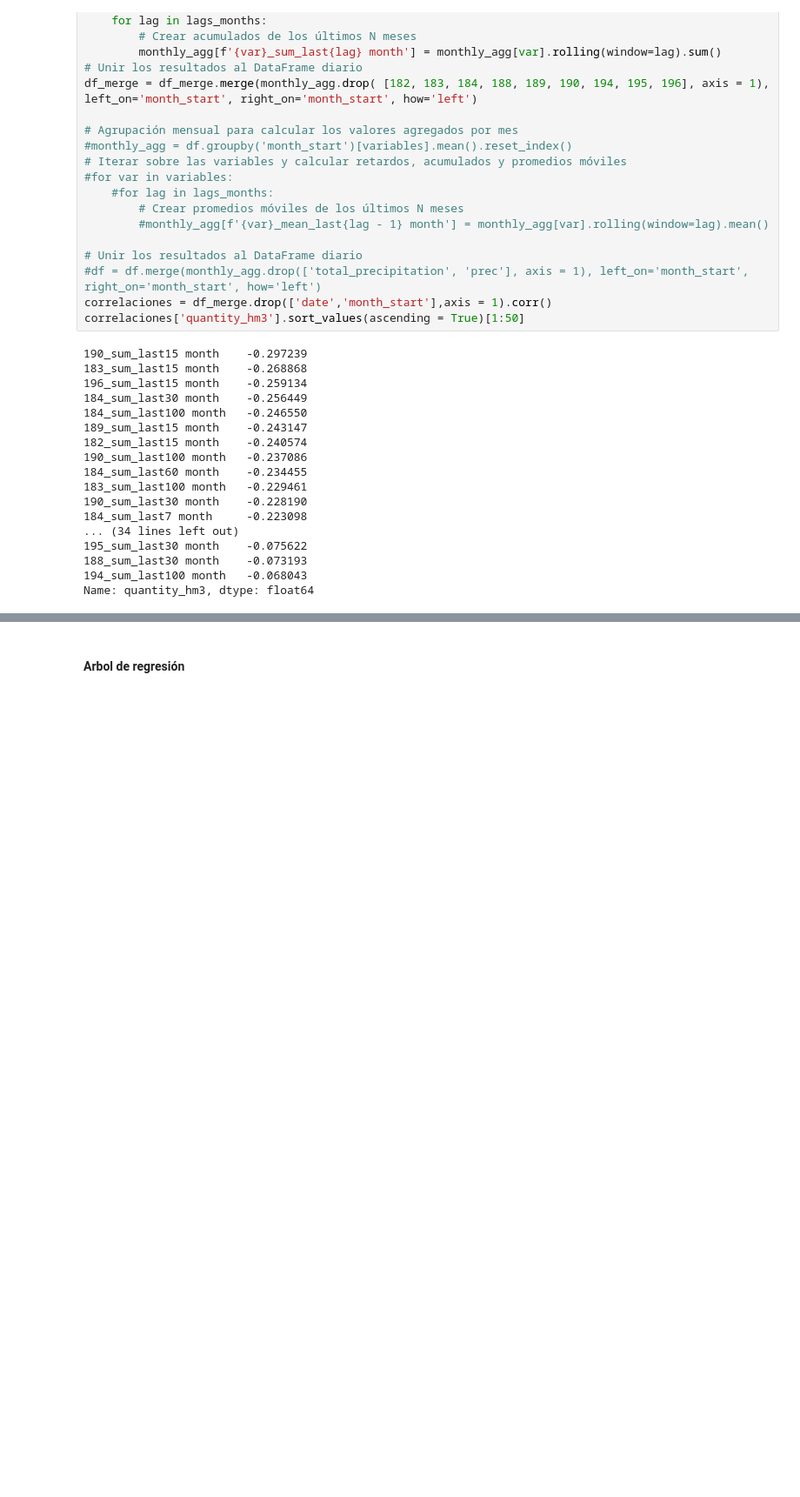
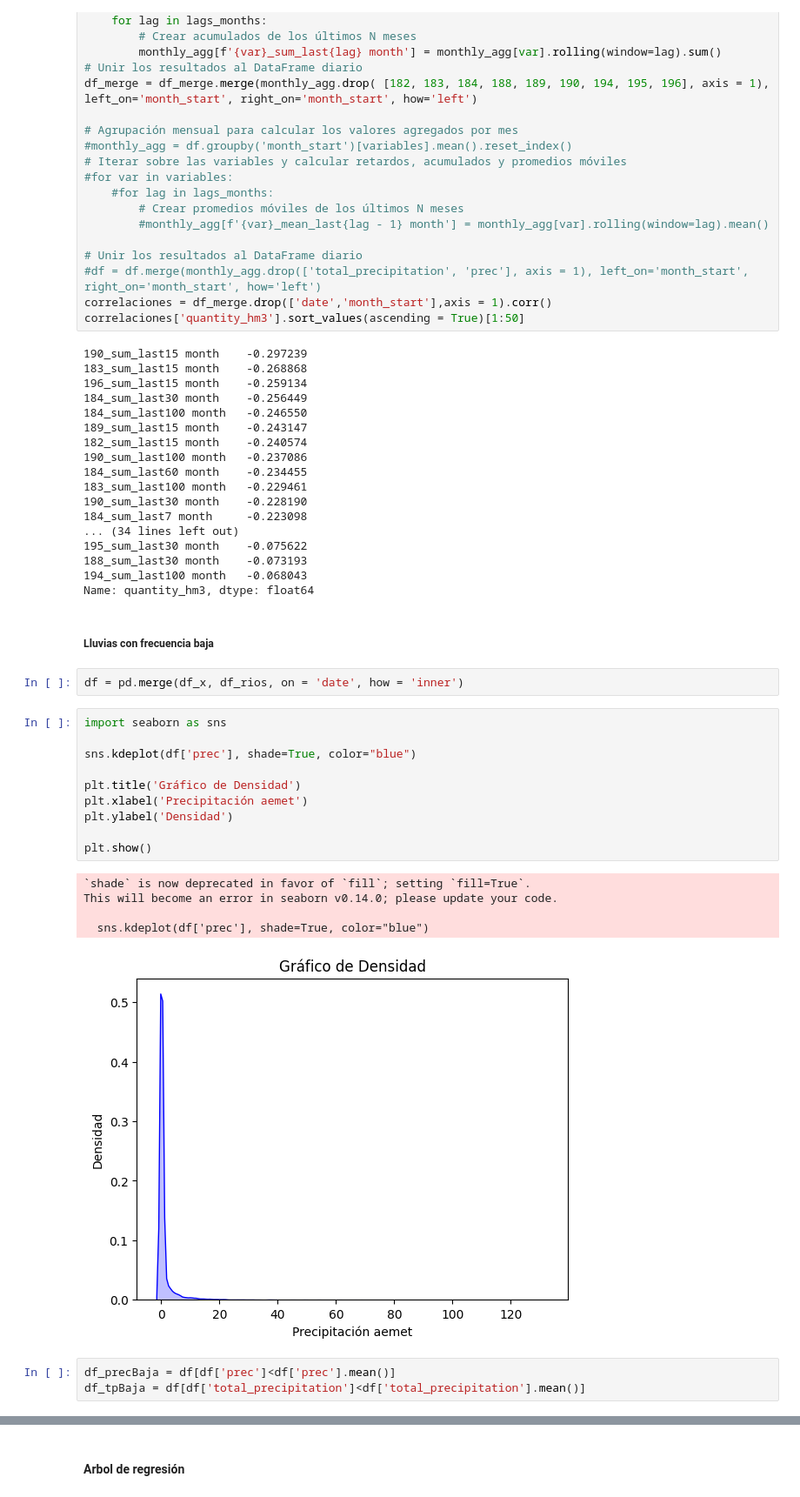
Before and after one commit to delatorre96/Water-Prediction, a Jupyter notebook: Análisis pixel.ipynb, the cells around one changed output, grey strips where cells are left out. Shown at 87% size. Saved outputs shown, nothing was run; the diff lists cells and outputs as text; blank space fills up the shorter version.

```diff
--- a/Análisis pixel.ipynb
+++ b/Análisis pixel.ipynb
@@ -771,3 +768,26 @@ correlaciones['quantity_hm3'].sort_values(ascending = True)[1:50]
 188_sum_last30 month    -0.073193
 194_sum_last100 month   -0.068043
 Name: quantity_hm3, dtype: float64
+# %% [markdown]
+##### Lluvias con frecuencia baja
+# %%
+df = pd.merge(df_x, df_rios, on = 'date', how = 'inner')
+# %%
+import seaborn as sns
+
+sns.kdeplot(df['prec'], shade=True, color="blue")
+
+plt.title('Gráfico de Densidad')
+plt.xlabel('Precipitación aemet')
+plt.ylabel('Densidad')
+
+plt.show()
+# %% [output]
+`shade` is now deprecated in favor of `fill`; setting `fill=True`.
+This will become an error in seaborn v0.14.0; please update your code.
+
+  sns.kdeplot(df['prec'], shade=True, color="blue")
+[figure, added]
+# %%
+df_precBaja = df[df['prec']<df['prec'].mean()]
+df_tpBaja = df[df['total_precipitation']<df['total_precipitation'].mean()]
```
Also changed, not shown: parts of 10 cells of this notebook, 1 other file.
